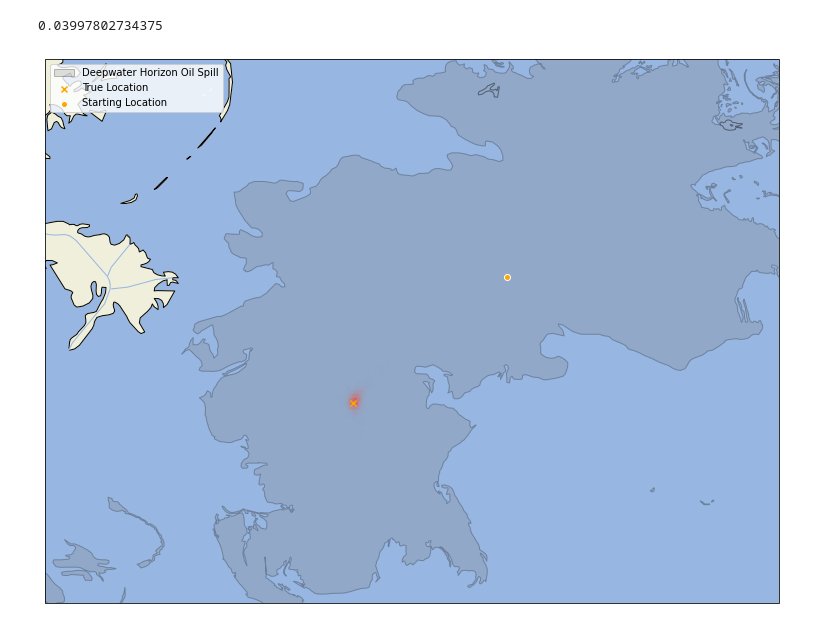
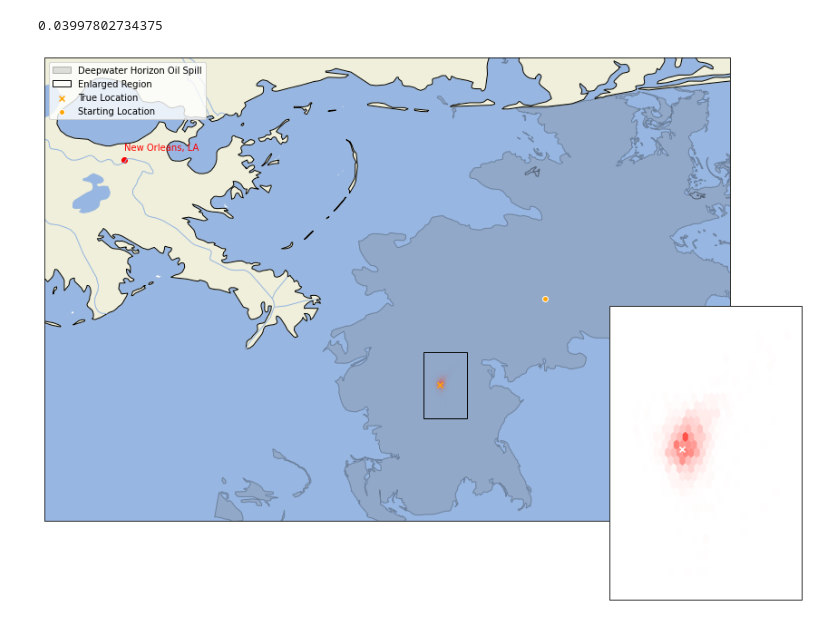
Before and after one commit to UT-CHG/PYOPATRA, a Jupyter notebook: examples/HYCOM_deepwater_horizon/HYCOM_inversion_pictures.ipynb, the cells around one changed output. Drawn from its saved outputs; the diff is of its cells as text; code cells hidden in the pictures.

```diff
--- a/examples/HYCOM_deepwater_horizon/HYCOM_inversion_pictures.ipynb
+++ b/examples/HYCOM_deepwater_horizon/HYCOM_inversion_pictures.ipynb
@@ -70,33 +71,48 @@ for i in range(1):
             'shape_records': sf.shapeRecords()
         })
 # %%
-fig, ax = plt.subplots(1, 1, figsize=(15, 10), subplot_kw={'projection': ccrs.PlateCarree()})
+fig = plt.figure(figsize=(15, 10))
+ax = fig.add_axes([0.1, 0.1, 0.7, 0.85], projection=ccrs.PlateCarree())
 
 im = ax.hexbin(samples[400:, 1], samples[400:, 0], zorder=0, gridsize=20, cmap=my_cmap, edgecolor=None);
 ax.scatter(true_particle_lon, true_particle_lat, color='orange', marker='x', zorder=10, label='True Location')
 ax.scatter(particle_lon, particle_lat, color='orange', ec='white', zorder=10, label='Starting Location')
 ax.set_aspect('equal')
 ax.set_xlabel('Degrees Longitude')
 ax.set_ylabel('Degrees Latitude')
 ax.coastlines(resolution='10m', color='black', linewidth=1)
 ax.add_feature(cfeature.OCEAN)
 ax.add_feature(cfeature.LAND)
 ax.add_feature(cfeature.LAKES)
 ax.add_feature(cfeature.RIVERS)
-ax.set_xlim(-89.5, -86.8)
-ax.set_ylim(28, 30)
+ax.set_xlim(-90.5, -86.8)
+ax.set_ylim(28, 30.5)
+ax.scatter(-90.0715, 29.9511, color='red')
+ax.text(-90.07, 30, 'New Orleans, LA', color='red')
 
 for i, shape in enumerate(shapes[0]['shape_records']):
     poly = shape.__geo_interface__['geometry']
     if i == 0:
         ax.add_patch(PolygonPatch(poly, ec='black', fc='gray', alpha=0.25, label='Deepwater Horizon Oil Spill'))
     else:
         ax.add_patch(PolygonPatch(poly, ec='black', fc='gray', alpha=0.25))
 
-ax.legend()
 
 # fig.colorbar(im);
 
-fig.savefig('source_probability_without_burnin_with_map.png', dpi=300)
+ax2 = fig.add_axes([0.55, 0.05, 0.45, 0.45], projection=ccrs.PlateCarree())
+ax2.hexbin(samples[500:, 1], samples[500:, 0], zorder=0, gridsize=30, cmap=my_cmap, edgecolor=None);
+ax2.scatter(true_particle_lon, true_particle_lat, color='white', marker='x', zorder=10, label='True Location')
+# ax2.add_feature(cfeature.OCEAN)
+
+xlim = ax2.get_xlim()
+ylim = ax2.get_ylim()
+
+ax.add_patch(Rectangle((xlim[0], ylim[0]), xlim[1] - xlim[0], ylim[1] - ylim[0], fc=(0,0,0,0), ec='black', label='Enlarged Region'))
+ax.legend()
+
+# ax2.add_feature(cfeature.OCEAN)
+
+fig.savefig('source_probability_without_burnin_with_map_sw.png', dpi=300)
 # %% [output]
-[figure, old version]
+[figure, new version]
```
Also changed, not shown: parts of 1 cell of this notebook, 17 other files.
